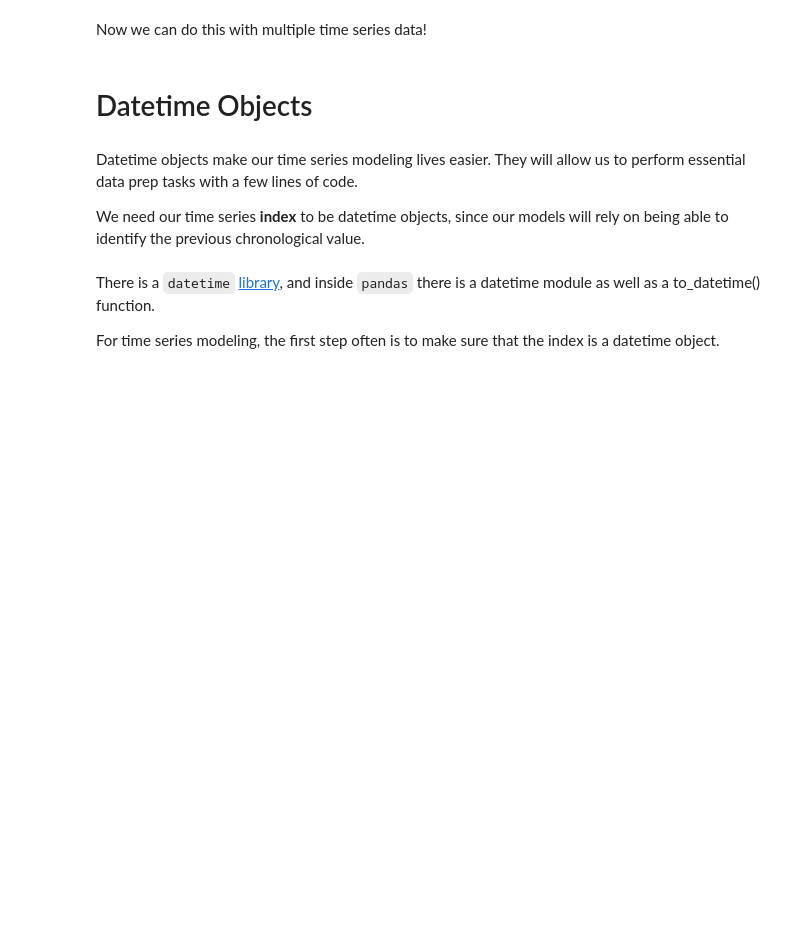
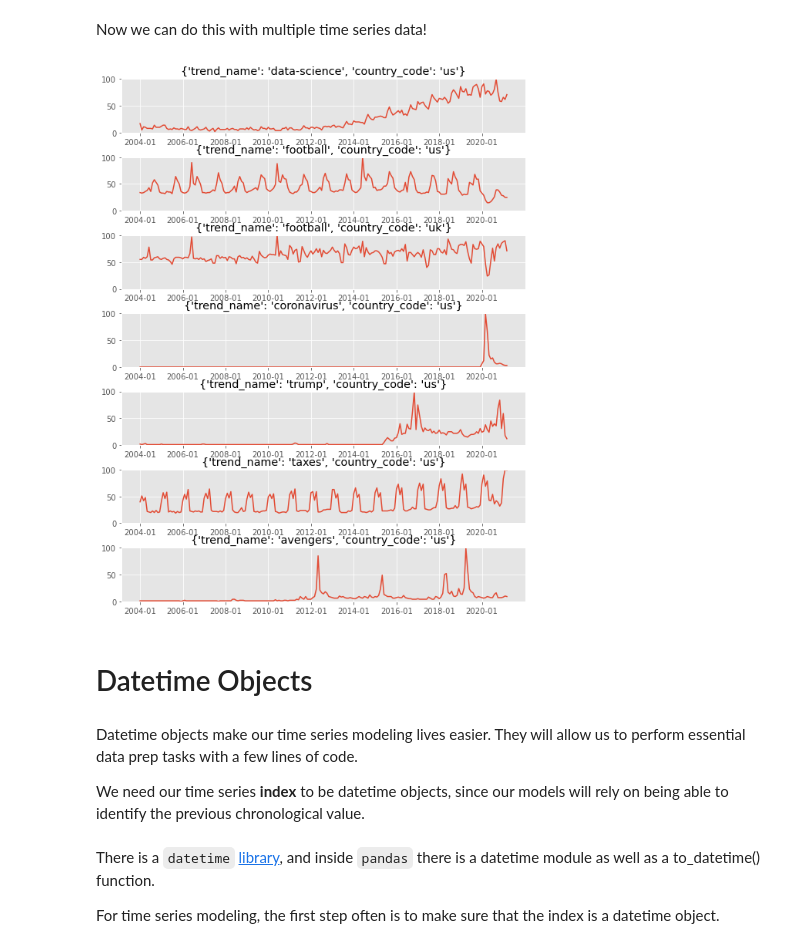
Before and after one commit to smashley-eakland/ds-time_series_data_manipulation-gfc33, a Jupyter notebook: time_series.ipynb, the cells around one changed output. Cells and saved outputs as stored; diff of their text form; code cells hidden in the pictures; blank space fills up the shorter version.

```diff
--- a/time_series.ipynb
+++ b/time_series.ipynb
@@ -72,16 +79,18 @@ trend_dfs = [load_trend(**trend) for trend in trends]
 # %%
 # Let's see if we can guess which is which just by looking
 # at their graphs.
 
 fig, axs = plt.subplots(len(trend_dfs), 1, figsize=(8, 10))
 plt.tight_layout()
 for i, trend_df in enumerate(trend_dfs):
     ax = axs[i]
-    #ax.set_title(str(trends[i]))
+    ax.set_title(str(trends[i]))
     ax.plot(np.array(trend_df.index), trend_df['counts'])
     ticks = ax.get_xticks()
     ax.set_ylim((0, 100))
     ax.set_xticks([tick for tick in ticks if tick%24 == 0])
+# %% [output]
+[figure, added]
 # %% [markdown]
 # Datetime Objects
 # %% [markdown]
```
Also changed, not shown: parts of 48 cells of this notebook.
